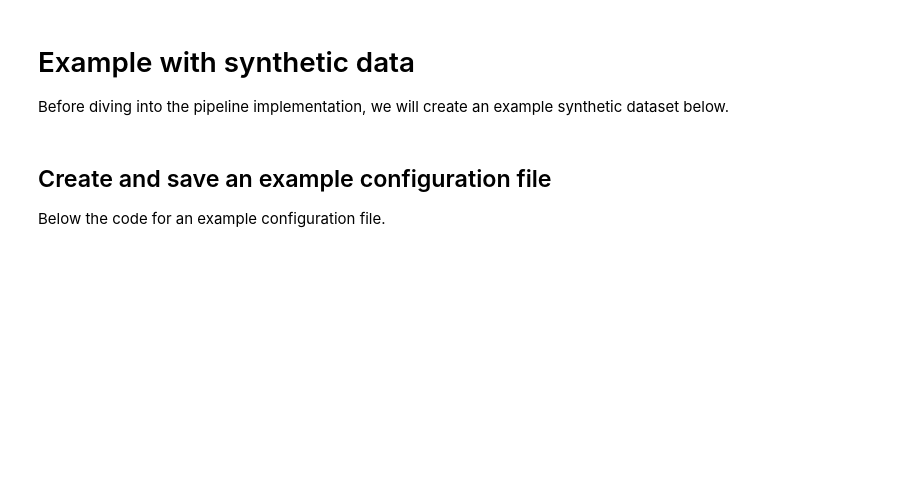
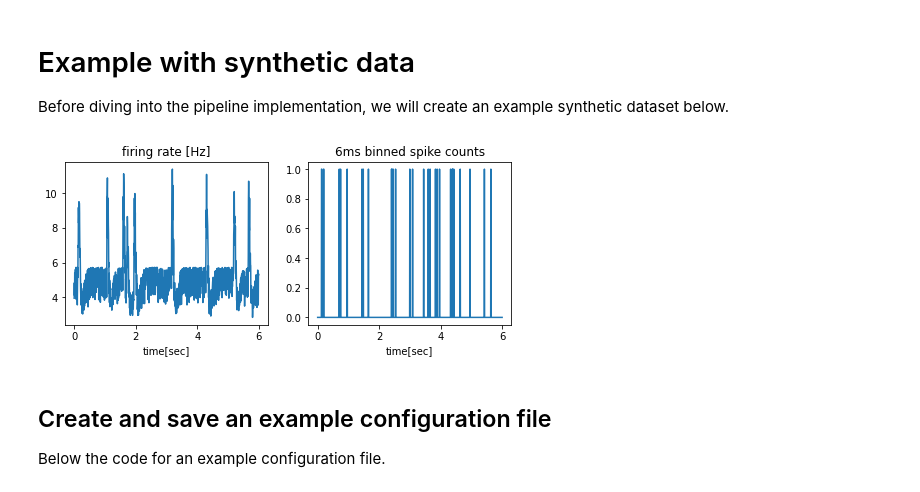
Before and after one commit to BalzaniEdoardo/PGAM, a Jupyter notebook: Standardized_PGAM_Fit_with_examples.ipynb, the cells around one changed output. Cells and saved outputs as stored; diff of their text form; code cells hidden in the pictures; blank space fills up the shorter version.

```diff
--- a/Standardized_PGAM_Fit_with_examples.ipynb
+++ b/Standardized_PGAM_Fit_with_examples.ipynb
@@ -157,12 +155,16 @@ Before diving into the pipeline implementation, we will create an example synthe
 # %%
 import numpy as np
 import sys
-sys.path.append('GAM_library/')
+sys.path.append('src/PGAM/')
 from GAM_library import *
 import gam_data_handlers as gdh
 import matplotlib.pylab as plt
 import pandas as pd
 from post_processing import postprocess_results
+import scipy.stats as sts
+
+# flag if you want to save the in-silico data
+save_output = True
 
 ## inputs parameters
 num_events = 600
@@ -210,7 +212,6 @@ resp_func = lambda x : np.dot(gdh.splineDesign(knots, x, order, der=0),beta)
 filter_used_conv = sts.gamma.pdf(np.linspace(0,20,100),a=2) - sts.gamma.pdf(np.linspace(0,20,100),a=5)
 filter_used_conv = np.hstack((np.zeros(101),filter_used_conv))*2
 
-# ADD A PIECE OF CODE HERE TO SHOW THE GROUND TRUTH DATA
 
 # mean of the spike counts depending on spatial_var and events
 log_mu0 = resp_func(spatial_var)
@@ -219,34 +220,49 @@ for tr in np.unique(trial_ids):
 
 # adjust mean rate
 const = np.log(np.mean(np.exp(log_mu0)) / rate)
 log_mu0 = log_mu0 - const
 
 # generate spikes
 spk_counts = np.random.poisson(np.exp(log_mu0))
+
+# plot the firing rate and the spike counts generated
+plt.figure(figsize=(8,3))
+plt.subplot(121)
+plt.plot(np.arange(1000) * 0.006, np.exp(log_mu0)[:1000]/0.006)
+plt.title('firing rate [Hz]')
+plt.xlabel('time[sec]')
+
+plt.subplot(122)
+plt.plot(np.arange(1000) * 0.006, spk_counts[:1000])
+plt.title('6ms binned spike counts')
+plt.xlabel('time[sec]')
 
 ### save the inputs in the standard formats
 
 ## counts: numpy.array of dim (T x N), where T is the total number of time points, N is the number of neurons
 spk_counts = spk_counts.reshape(-1,1) # population of a single neuron
 
 ## variables: numpy.array of dim (T x M), T as above, M the number of task variables
 variables = np.zeros((spk_counts.shape[0],3))
 variables[:, 0] = spatial_var
 variables[:, 1] = nuisance_var
 variables[:, 2] = events
 
 ## variable_names: numpy.array of strings of dimension M, name of each covariate in 'variables'
 variable_names = ['spatial_1', 'spatial_2', 'events']
 
 ## neu_names: numpy.array of strings of dimension N, label uniquely identifying the neurons in 'counts'
 neu_names = ['neuron_A']
 
 ## neu_info: dict, *optional neu_info[neu_names[k]]: dict, info about the k-th neuron, 𝑘=0,…,𝑁-1.
 ## keys are the information label.
 neu_info = {'neuron_A': {'unit_type':'SUA', 'area':'dlPFC'}}
 
-np.savez('/notebooks/example_data.npz', counts=spk_counts.reshape(-1,1), variables=variables,variable_names=variable_names,
+if save_output:
+    np.savez('example_data.npz', counts=spk_counts.reshape(-1,1), variables=variables,variable_names=variable_names,
         neu_names=neu_names, neu_info=neu_info, trial_ids=trial_ids)
+# %% [output]
+[figure, added]
 # %% [markdown]
 ## Create and save an example configuration file <a name="create-and-save-conf"></a>
 
```
Also changed, not shown: parts of 5 cells of this notebook, 2 other files.
